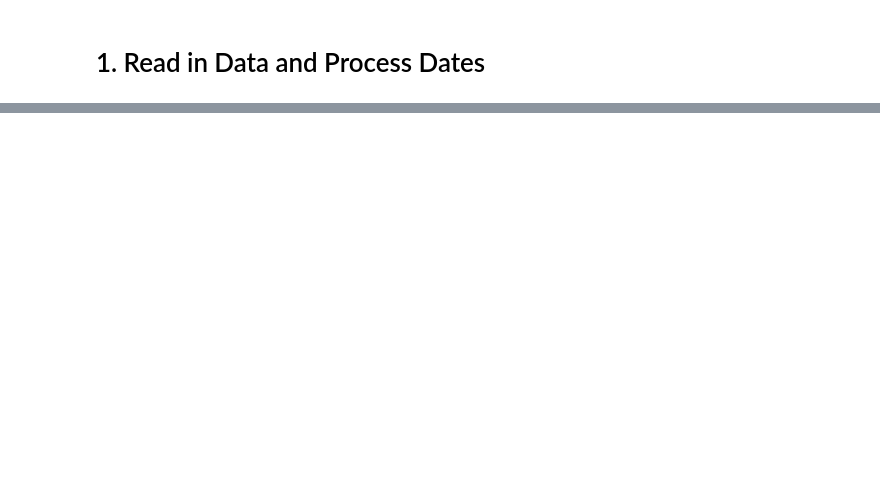
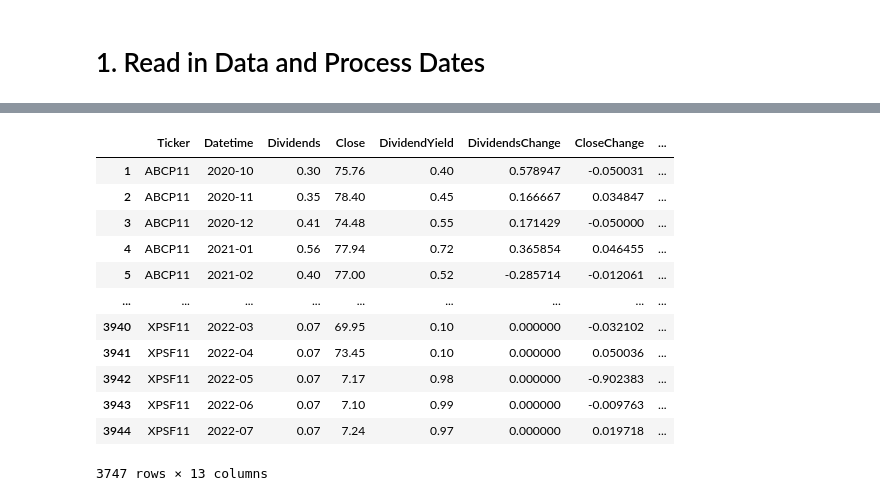
Before and after one commit to HpDiniz/An-lise-Financeira, a Jupyter notebook: Projeto_de_Pesquisa_Mestrado.ipynb, the cells around one changed output, grey strips where cells are left out. Saved outputs shown, nothing was run; the diff lists cells and outputs as text; code cells hidden in the pictures; blank space fills up the shorter version.

```diff
--- a/Projeto_de_Pesquisa_Mestrado.ipynb
+++ b/Projeto_de_Pesquisa_Mestrado.ipynb
@@ -526,0 +410,15 @@ IndexError: ignored
+# %%
+# Obtém o histórico de todos os fundos imobiliários existentes
+try:
+    df_adress = pd.read_sql('df_adress', engine)
+    df_history = pd.read_sql('df_history', engine)
+except:
+    df_history, df_adress = process_history(df_funds, 2)
+    df_adress.to_sql('df_adress', engine, if_exists='replace', index=False)
+    df_history.to_sql('df_history', engine, if_exists='replace', index=False)
+
+print(str(len(df_history)) + " históricos de fundos imobiliários foram encontrados.")
+print(str(len(df_adress)) + " endereços de fundos imobiliários foram encontrados.")
+
+percent = df_adress['Latitude'].isnull().sum()/(len(df_adress))*100
+print("%.2f%% dos endereços estão sem Latitude e Longitude." % percent)
@@ -526,0 +740,33 @@ IndexError: ignored
+# %%
+df_history_enhanced = df_history.copy()
+df_history_enhanced['Prediction'] = False
+df_history_enhanced['QuantidadeImoveis'] = 0.0
+df_history_enhanced['VacanciaMedia'] = 0.0
+df_history_enhanced['InadimplenciaMedia'] = 0.0
+df_history_enhanced['ParticipacaoMedia'] = 0.0
+
+for fundo in tickers:
+
+    df_target = df_adress[df_adress['Ticker'] == fundo]
+    df_history_enhanced.loc[df_history_enhanced.Ticker == fundo, 'QuantidadeImoveis'] = float(len(df_target))
+
+    if float(len(df_target)) > 0:
+        df_history_enhanced.loc[df_history_enhanced.Ticker == fundo, 'VacanciaMedia'] = float(df_target['PecentualVacancia'].mean())
+        df_history_enhanced.loc[df_history_enhanced.Ticker == fundo, 'ParticipacaoMedia'] = float(df_target['PercentualPartic'].mean())
+        df_history_enhanced.loc[df_history_enhanced.Ticker == fundo, 'InadimplenciaMedia'] = float(df_target['PercentualInadimplencia90Dias'].mean())
+
+df_history_enhanced
+# %% [output]
+|  | Ticker | Datetime | Dividends | Close | DividendYield | DividendsChange | CloseChange | ... |
+| 1 | ABCP11 | 2020-10 | 0.30 | 75.76 | 0.40 | 0.578947 | -0.050031 | ... |
+| 2 | ABCP11 | 2020-11 | 0.35 | 78.40 | 0.45 | 0.166667 | 0.034847 | ... |
+| 3 | ABCP11 | 2020-12 | 0.41 | 74.48 | 0.55 | 0.171429 | -0.050000 | ... |
+| 4 | ABCP11 | 2021-01 | 0.56 | 77.94 | 0.72 | 0.365854 | 0.046455 | ... |
+| 5 | ABCP11 | 2021-02 | 0.40 | 77.00 | 0.52 | -0.285714 | -0.012061 | ... |
+| ... | ... | ... | ... | ... | ... | ... | ... | ... |
+| 3940 | XPSF11 | 2022-03 | 0.07 | 69.95 | 0.10 | 0.000000 | -0.032102 | ... |
+| 3941 | XPSF11 | 2022-04 | 0.07 | 73.45 | 0.10 | 0.000000 | 0.050036 | ... |
+| 3942 | XPSF11 | 2022-05 | 0.07 | 7.17 | 0.98 | 0.000000 | -0.902383 | ... |
+| 3943 | XPSF11 | 2022-06 | 0.07 | 7.10 | 0.99 | 0.000000 | -0.009763 | ... |
+| 3944 | XPSF11 | 2022-07 | 0.07 | 7.24 | 0.97 | 0.000000 | 0.019718 | ... |
+3747 rows × 13 columns
```
Also changed, not shown: parts of 54 cells of this notebook.
